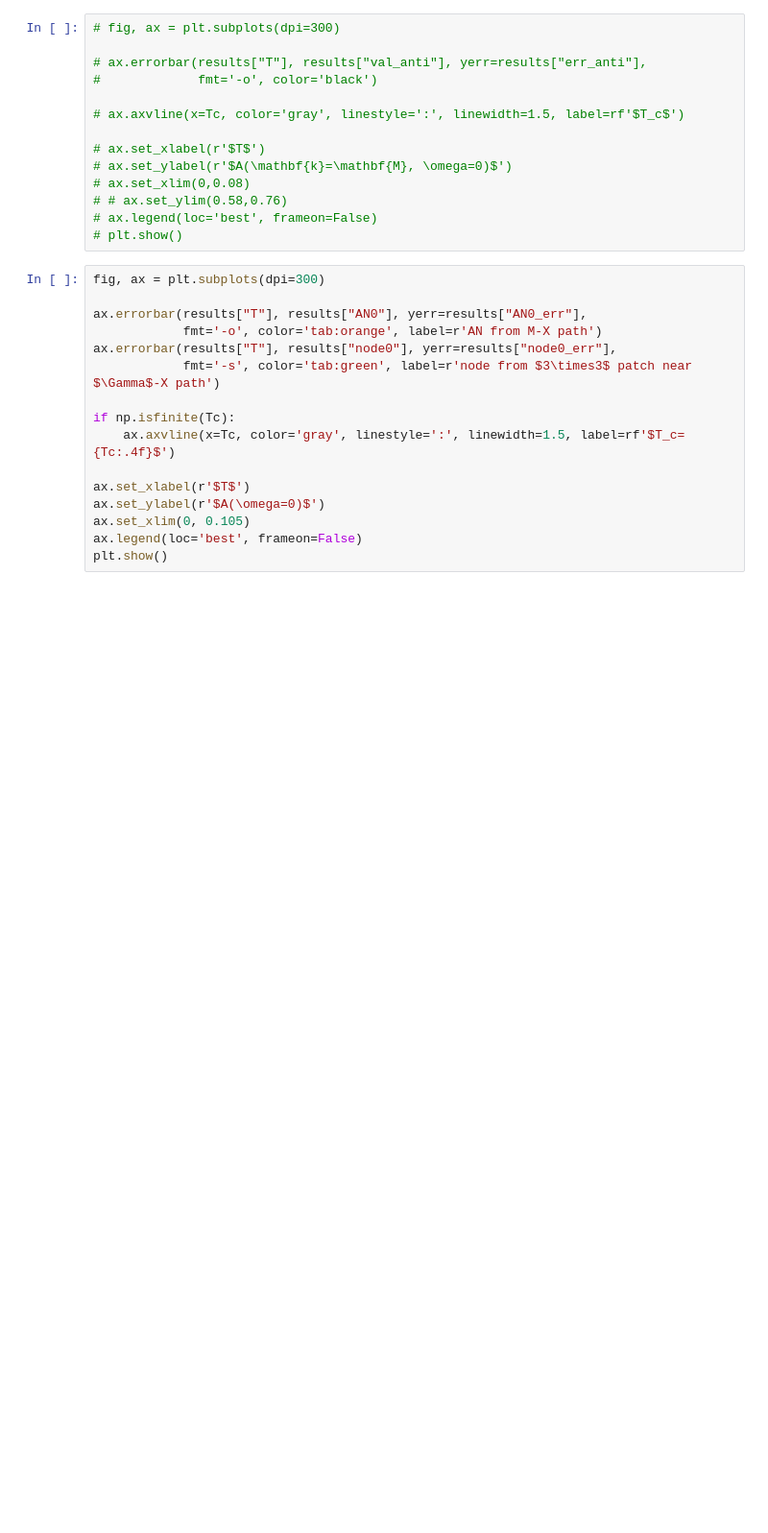
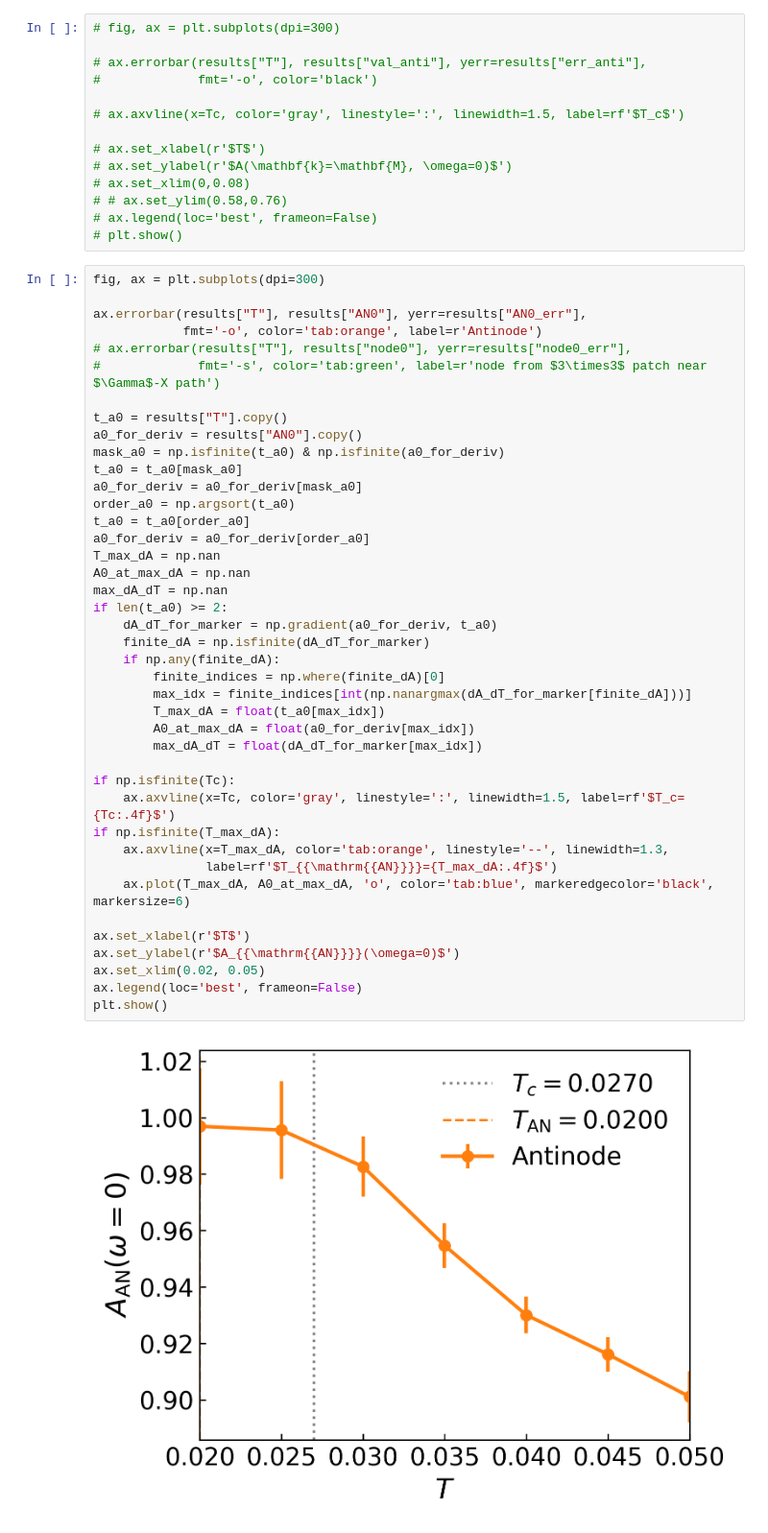
Before and after one commit to YinkaiYu/Hybrid-Monte-Carlo-for-d-wave-SC, a Jupyter notebook: projectHPC/example/plot_antinode.ipynb, the cells around one changed output. Shown at 96% size. Saved outputs shown, nothing was run; the diff lists cells and outputs as text; blank space fills up the shorter version.

```diff
--- a/projectHPC/example/plot_antinode.ipynb
+++ b/projectHPC/example/plot_antinode.ipynb
@@ -235,19 +349,46 @@ Tc
 # %%
 fig, ax = plt.subplots(dpi=300)
 
 ax.errorbar(results["T"], results["AN0"], yerr=results["AN0_err"],
-            fmt='-o', color='tab:orange', label=r'AN from M-X path')
-ax.errorbar(results["T"], results["node0"], yerr=results["node0_err"],
-            fmt='-s', color='tab:green', label=r'node from $3\times3$ patch near $\Gamma$-X path')
+            fmt='-o', color='tab:orange', label=r'Antinode')
+# ax.errorbar(results["T"], results["node0"], yerr=results["node0_err"],
+#             fmt='-s', color='tab:green', label=r'node from $3\times3$ patch near $\Gamma$-X path')
+
+t_a0 = results["T"].copy()
+a0_for_deriv = results["AN0"].copy()
+mask_a0 = np.isfinite(t_a0) & np.isfinite(a0_for_deriv)
+t_a0 = t_a0[mask_a0]
+a0_for_deriv = a0_for_deriv[mask_a0]
+order_a0 = np.argsort(t_a0)
+t_a0 = t_a0[order_a0]
+a0_for_deriv = a0_for_deriv[order_a0]
+T_max_dA = np.nan
+A0_at_max_dA = np.nan
+max_dA_dT = np.nan
+if len(t_a0) >= 2:
+    dA_dT_for_marker = np.gradient(a0_for_deriv, t_a0)
+    finite_dA = np.isfinite(dA_dT_for_marker)
+    if np.any(finite_dA):
+        finite_indices = np.where(finite_dA)[0]
+        max_idx = finite_indices[int(np.nanargmax(dA_dT_for_marker[finite_dA]))]
+        T_max_dA = float(t_a0[max_idx])
+        A0_at_max_dA = float(a0_for_deriv[max_idx])
+        max_dA_dT = float(dA_dT_for_marker[max_idx])
 
 if np.isfinite(Tc):
     ax.axvline(x=Tc, color='gray', linestyle=':', linewidth=1.5, label=rf'$T_c={Tc:.4f}$')
+if np.isfinite(T_max_dA):
+    ax.axvline(x=T_max_dA, color='tab:orange', linestyle='--', linewidth=1.3,
+               label=rf'$T_{{\mathrm{{AN}}}}={T_max_dA:.4f}$')
+    ax.plot(T_max_dA, A0_at_max_dA, 'o', color='tab:blue', markeredgecolor='black', markersize=6)
 
 ax.set_xlabel(r'$T$')
-ax.set_ylabel(r'$A(\omega=0)$')
-ax.set_xlim(0, 0.105)
+ax.set_ylabel(r'$A_{{\mathrm{{AN}}}}(\omega=0)$')
+ax.set_xlim(0.02, 0.05)
 ax.legend(loc='best', frameon=False)
 plt.show()
+# %% [output]
+[figure, added]
 # %%
 # ==========================================
 # 4. dA_AN(omega=0)/dT
```
Also changed, not shown: parts of 4 cells of this notebook, 9 other files.
